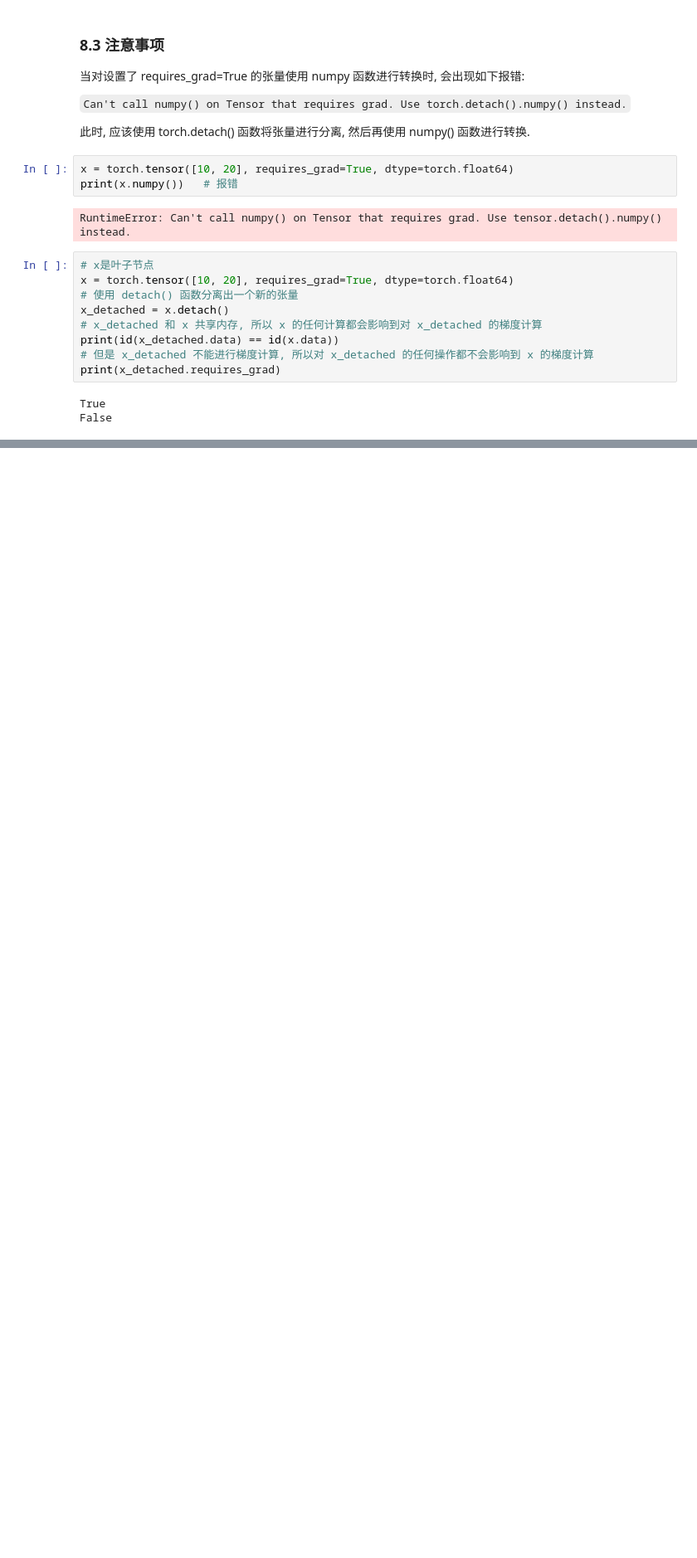
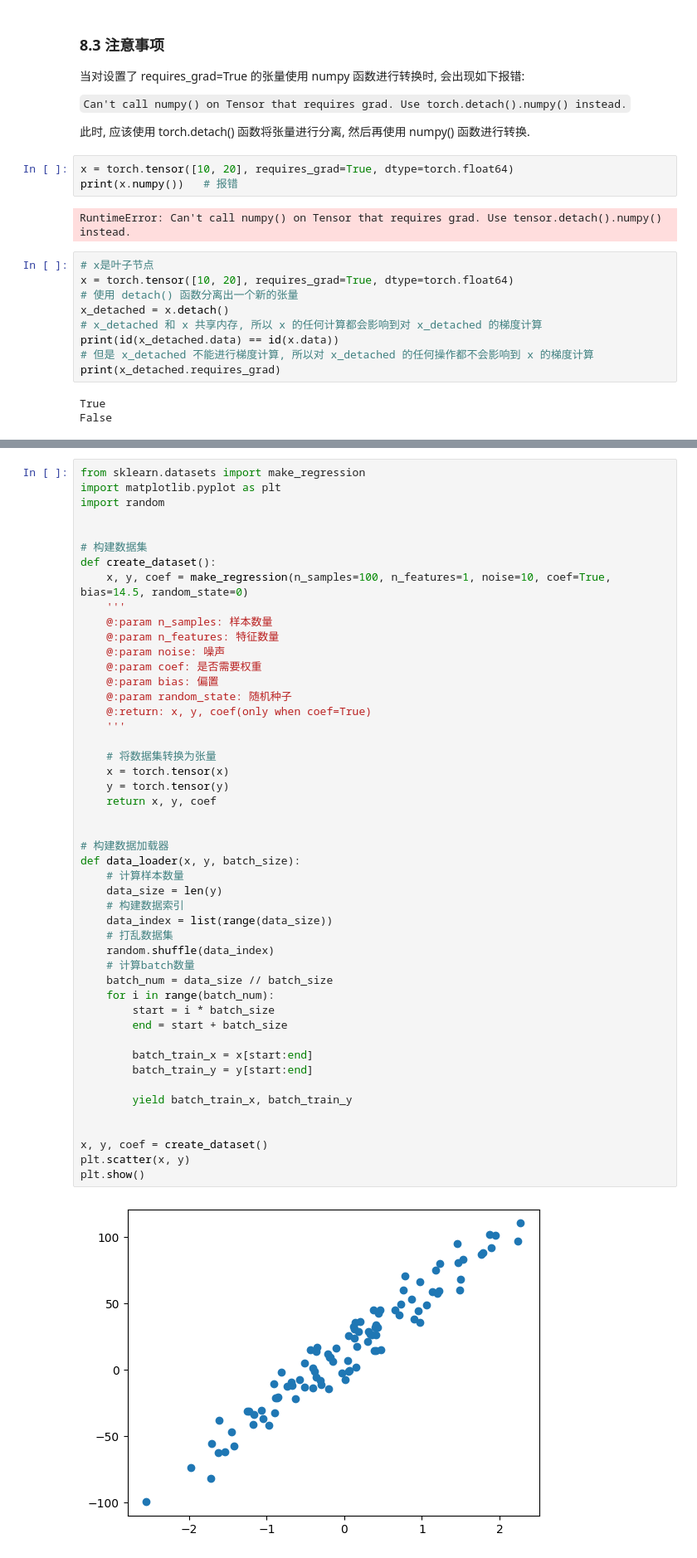
Before and after one commit to IgnorantCopy/AI, a Jupyter notebook: PyTorch/Tensor.ipynb, the cells around one changed output, grey strips where cells are left out. Shown at 83% size. Saved outputs shown, nothing was run; the diff lists cells and outputs as text; blank space fills up the shorter version.

Commit message:
<finish learning Tensor in Pytorch>

```diff
--- a/PyTorch/Tensor.ipynb
+++ b/PyTorch/Tensor.ipynb
@@ -856,0 +861,50 @@ False
+# %%
+from sklearn.datasets import make_regression
+import matplotlib.pyplot as plt
+import random
+
+
+# 构建数据集
+def create_dataset():
+    x, y, coef = make_regression(n_samples=100, n_features=1, noise=10, coef=True, bias=14.5, random_state=0)
+    '''
+    @:param n_samples: 样本数量
+    @:param n_features: 特征数量
+    @:param noise: 噪声
+    @:param coef: 是否需要权重
+    @:param bias: 偏置
+    @:param random_state: 随机种子
+    @:return: x, y, coef(only when coef=True)
+    '''
+
+    # 将数据集转换为张量
+    x = torch.tensor(x)
+    y = torch.tensor(y)
+    return x, y, coef
+
+
+# 构建数据加载器
+def data_loader(x, y, batch_size):
+    # 计算样本数量
+    data_size = len(y)
+    # 构建数据索引
+    data_index = list(range(data_size))
+    # 打乱数据集
+    random.shuffle(data_index)
+    # 计算batch数量
+    batch_num = data_size // batch_size
+    for i in range(batch_num):
+        start = i * batch_size
+        end = start + batch_size
+
+        batch_train_x = x[start:end]
+        batch_train_y = y[start:end]
+
+        yield batch_train_x, batch_train_y
+
+
+x, y, coef = create_dataset()
+plt.scatter(x, y)
+plt.show()
+# %% [output]
+[figure, added]
```
Also changed, not shown: parts of 35 cells of this notebook, 1 other file.
